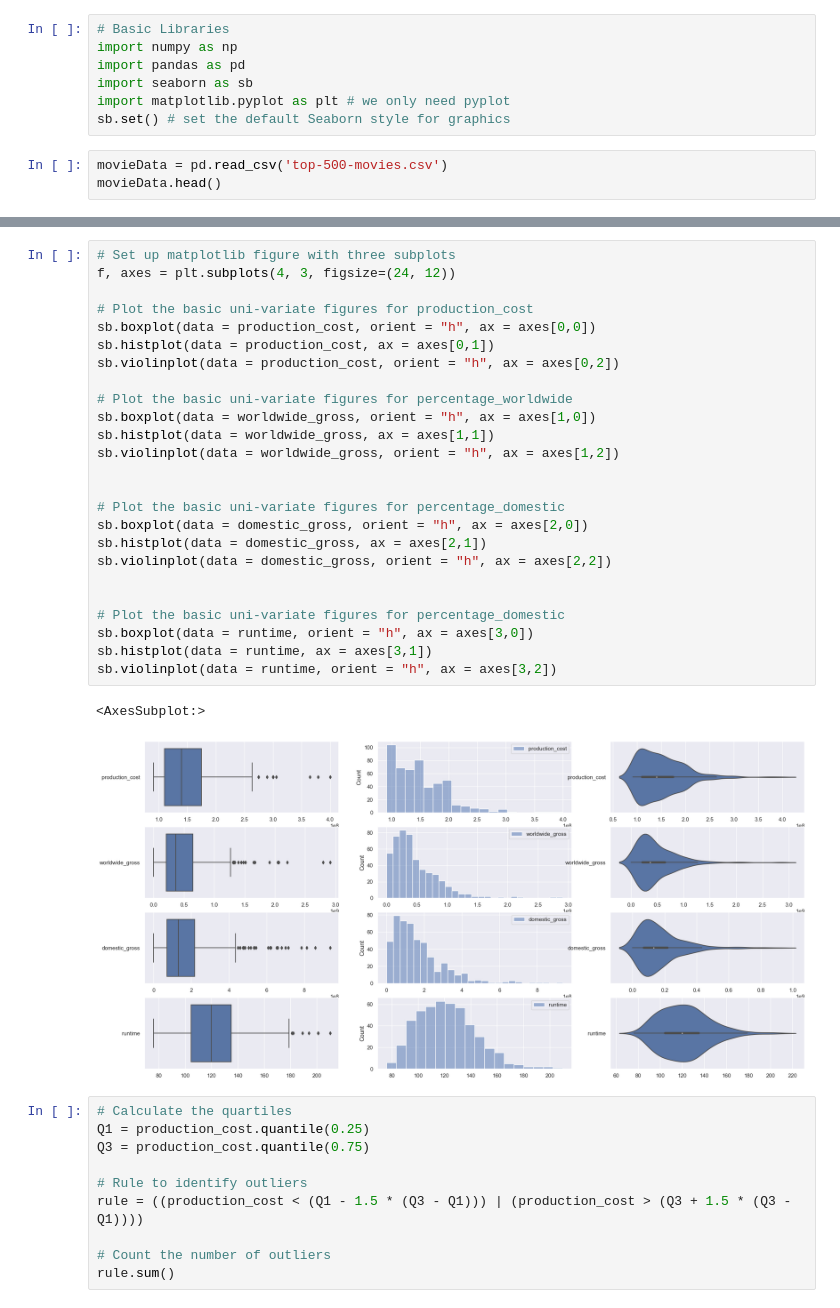
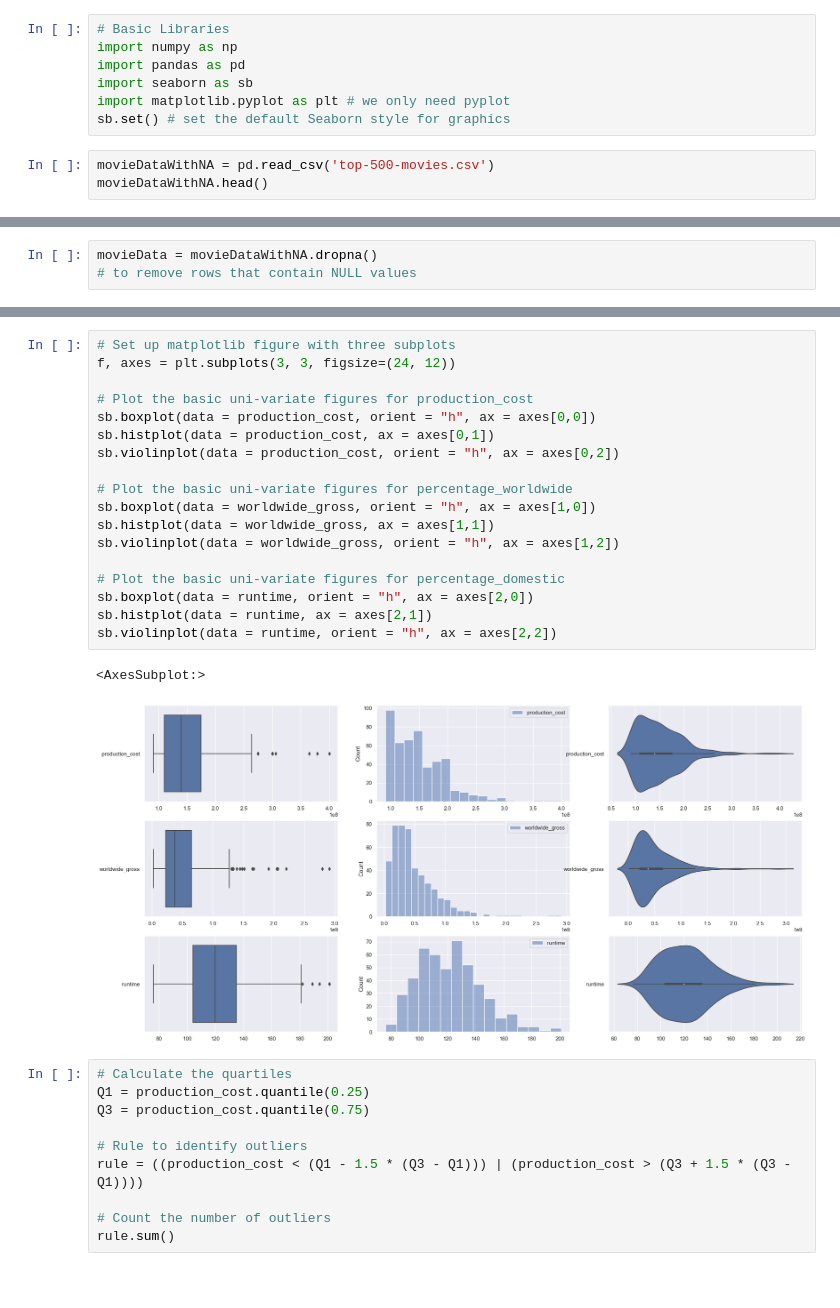
Before and after one commit to emonemoboiii/SC1015-Project-C126-Team1, a Jupyter notebook: Predicting Movie Budget Project.ipynb, the cells around one changed output, grey strips where cells are left out. Saved outputs shown, nothing was run; the diff lists cells and outputs as text; blank space fills up the shorter version.

```diff
--- a/Predicting Movie Budget Project.ipynb
+++ b/Predicting Movie Budget Project.ipynb
@@ -6,8 +6,8 @@ import seaborn as sb
 import matplotlib.pyplot as plt # we only need pyplot
 sb.set() # set the default Seaborn style for graphics
 # %%
-movieData = pd.read_csv('top-500-movies.csv')
-movieData.head()
+movieDataWithNA = pd.read_csv('top-500-movies.csv')
+movieDataWithNA.head()
 # %% [output]
 |  | rank | release_date | title | url | production_cost | domestic_gross | worldwide_gross | ... |
 | 0 | 1 | 23/4/2019 | Avengers: Endgame | /movie/Avengers-Endgame-(2019)#ta... | 400000000 | 858373000 | 2797800564 | ... |
@@ -15,6 +15,9 @@ movieData.head()
 | 2 | 3 | 22/4/2015 | Avengers: Age of Ultron | /movie/Avengers-Age-of-Ultron#tab... | 365000000 | 459005868 | 1395316979 | ... |
 | 3 | 4 | 16/12/2015 | Star Wars Ep. VII: The Force Awakens | /movie/Star-Wars-Ep-VII-The-Force... | 306000000 | 936662225 | 2064615817 | ... |
 | 4 | 5 | 25/4/2018 | Avengers: Infinity War | /movie/Avengers-Infinity-War#tab=... | 300000000 | 678815482 | 2048359754 | ... |
+# %%
+movieData = movieDataWithNA.dropna()
+# to remove rows that contain NULL values
 # %%
 production_cost = pd.DataFrame(movieData['production_cost'])
 worldwide_gross = pd.DataFrame(movieData['worldwide_gross'])
@@ -45,31 +57,24 @@ movieNumData.describe()
 # %%
 # Set up matplotlib figure with three subplots
-f, axes = plt.subplots(4, 3, figsize=(24, 12))
+f, axes = plt.subplots(3, 3, figsize=(24, 12))
 
 # Plot the basic uni-variate figures for production_cost
 sb.boxplot(data = production_cost, orient = "h", ax = axes[0,0])
 sb.histplot(data = production_cost, ax = axes[0,1])
 sb.violinplot(data = production_cost, orient = "h", ax = axes[0,2])
 
 # Plot the basic uni-variate figures for percentage_worldwide
 sb.boxplot(data = worldwide_gross, orient = "h", ax = axes[1,0])
 sb.histplot(data = worldwide_gross, ax = axes[1,1])
 sb.violinplot(data = worldwide_gross, orient = "h", ax = axes[1,2])
 
-
 # Plot the basic uni-variate figures for percentage_domestic
-sb.boxplot(data = domestic_gross, orient = "h", ax = axes[2,0])
-sb.histplot(data = domestic_gross, ax = axes[2,1])
-sb.violinplot(data = domestic_gross, orient = "h", ax = axes[2,2])
-
-
-# Plot the basic uni-variate figures for percentage_domestic
-sb.boxplot(data = runtime, orient = "h", ax = axes[3,0])
-sb.histplot(data = runtime, ax = axes[3,1])
-sb.violinplot(data = runtime, orient = "h", ax = axes[3,2])
+sb.boxplot(data = runtime, orient = "h", ax = axes[2,0])
+sb.histplot(data = runtime, ax = axes[2,1])
+sb.violinplot(data = runtime, orient = "h", ax = axes[2,2])
 # %% [output]
 <AxesSubplot:>
-[figure, old version]
+[figure, new version]
 # %%
 # Calculate the quartiles
 Q1 = production_cost.quantile(0.25)
```
Also changed, not shown: parts of 9 cells of this notebook.
